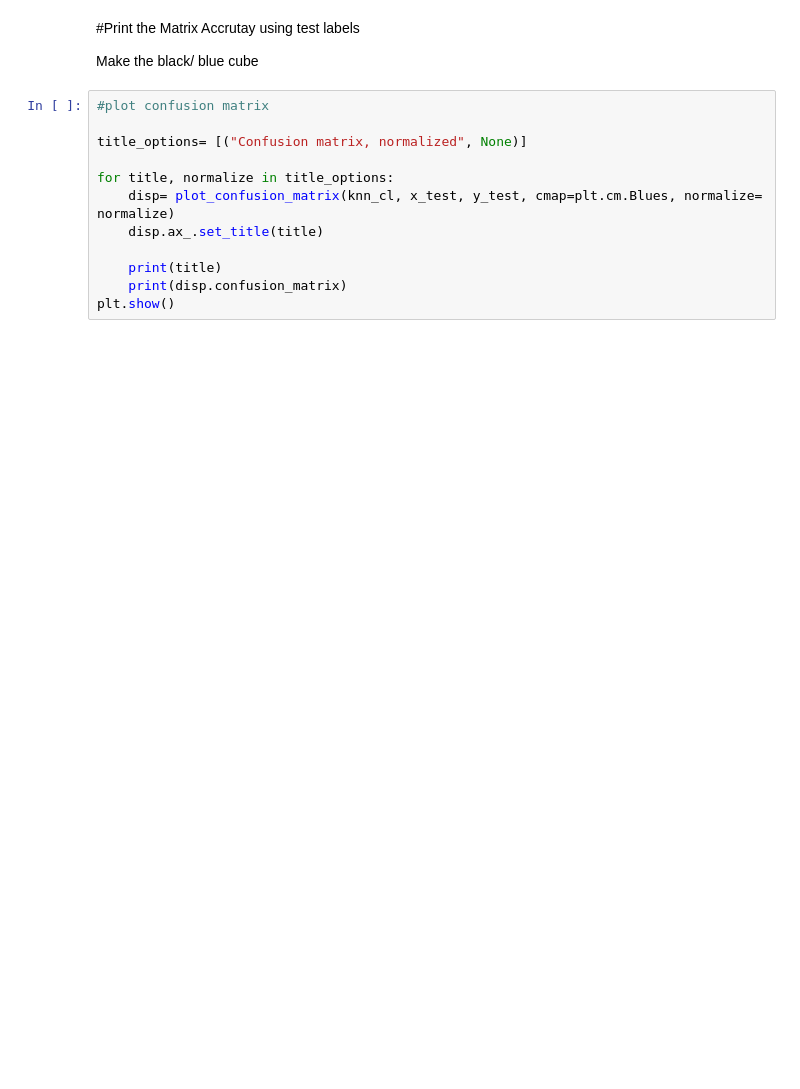
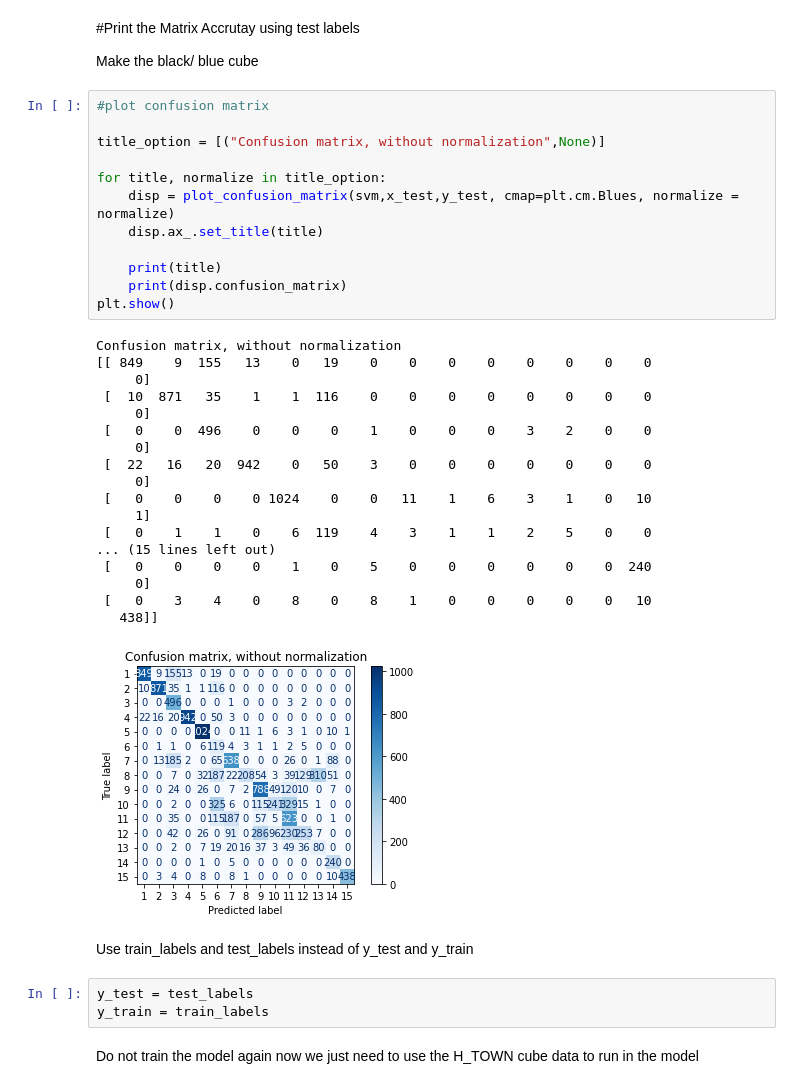
Before and after one commit to arianauwaibi/hyperspectal_final_project, a Jupyter notebook: Loading_Data.ipynb, the cells around one changed output. Saved outputs shown, nothing was run; the diff lists cells and outputs as text; blank space fills up the shorter version.

Commit message:
Final Image

```diff
--- a/Loading_Data.ipynb
+++ b/Loading_Data.ipynb
@@ -223,12 +245,38 @@ Make the black/ blue cube
 # %%
 #plot confusion matrix
 
-title_options= [("Confusion matrix, normalized", None)]
+title_option = [("Confusion matrix, without normalization",None)]
 
-for title, normalize in title_options:
-    disp= plot_confusion_matrix(knn_cl, x_test, y_test, cmap=plt.cm.Blues, normalize= normalize)
+for title, normalize in title_option:
+    disp = plot_confusion_matrix(svm,x_test,y_test, cmap=plt.cm.Blues, normalize = normalize)
     disp.ax_.set_title(title)
 
     print(title)
     print(disp.confusion_matrix)
 plt.show()
+# %% [output]
+Confusion matrix, without normalization
+[[ 849    9  155   13    0   19    0    0    0    0    0    0    0    0
+     0]
+ [  10  871   35    1    1  116    0    0    0    0    0    0    0    0
+     0]
+ [   0    0  496    0    0    0    1    0    0    0    3    2    0    0
+     0]
+ [  22   16   20  942    0   50    3    0    0    0    0    0    0    0
+     0]
+ [   0    0    0    0 1024    0    0   11    1    6    3    1    0   10
+     1]
+ [   0    1    1    0    6  119    4    3    1    1    2    5    0    0
+... (15 lines left out)
+ [   0    0    0    0    1    0    5    0    0    0    0    0    0  240
+     0]
+ [   0    3    4    0    8    0    8    1    0    0    0    0    0   10
+   438]]
+[figure, added]
+# %% [markdown]
+Use train_labels and test_labels instead of y_test and y_train
+# %%
+y_test = test_labels
+y_train = train_labels
+# %% [markdown]
+Do not train the model again now we just need to use the H_TOWN cube data to run in the model
```
Also changed, not shown: parts of 6 cells of this notebook.
